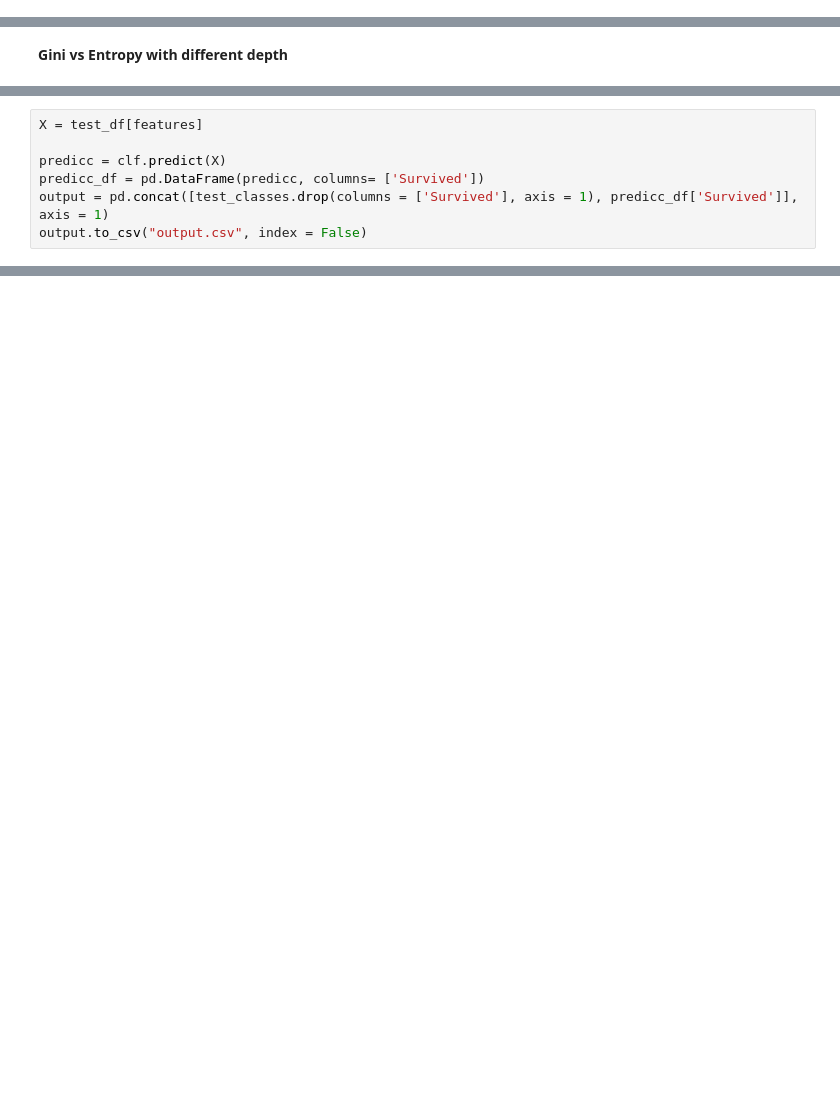
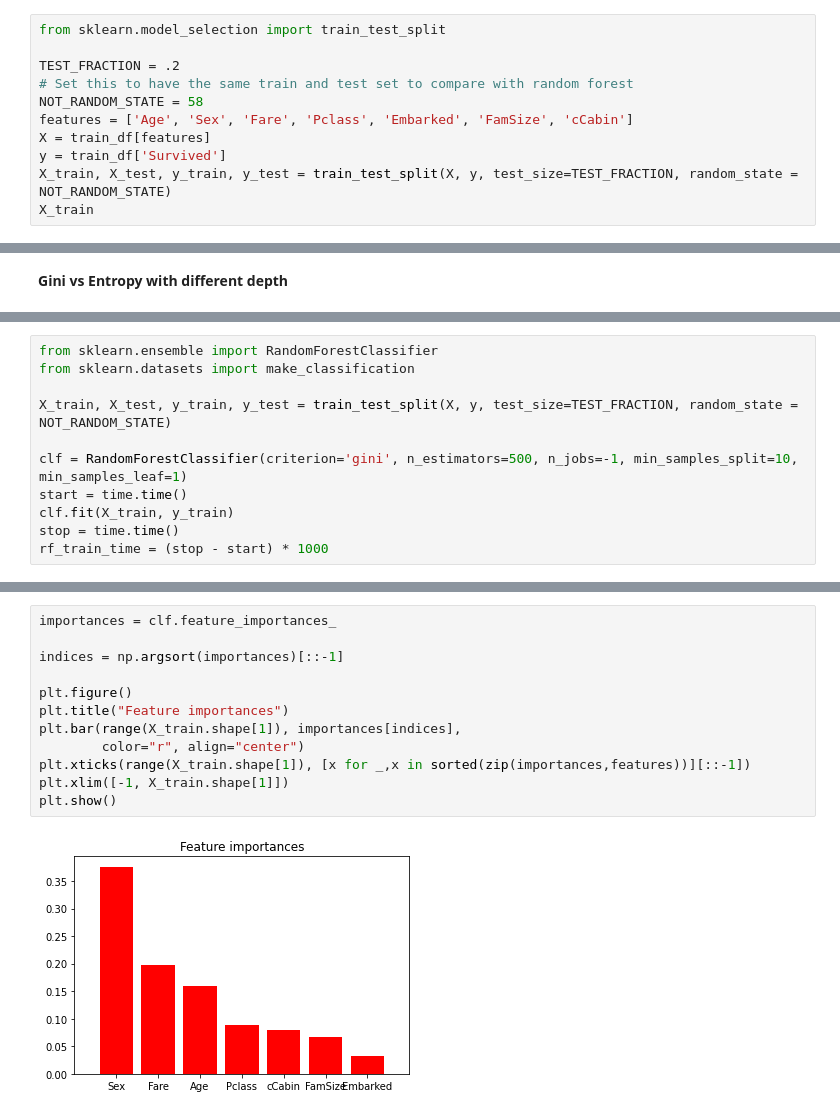
Before and after one commit to URAmiRBin/datamining-exercises, a Jupyter notebook: decision-tree/jupyter-titanic.ipynb, the cells around one changed output, grey strips where cells are left out. Cells and saved outputs as stored; diff of their text form; blank space fills up the shorter version.

```diff
--- a/decision-tree/jupyter-titanic.ipynb
+++ b/decision-tree/jupyter-titanic.ipynb
@@ -292,0 +240,11 @@ test_set = shuffled_df.tail(int(test_size))
+# %%
+from sklearn.model_selection import train_test_split
+
+TEST_FRACTION = .2
+# Set this to have the same train and test set to compare with random forest
+NOT_RANDOM_STATE = 58
+features = ['Age', 'Sex', 'Fare', 'Pclass', 'Embarked', 'FamSize', 'cCabin']
+X = train_df[features]
+y = train_df['Survived']
+X_train, X_test, y_train, y_test = train_test_split(X, y, test_size=TEST_FRACTION, random_state = NOT_RANDOM_STATE)
+X_train
@@ -395,7 +354,0 @@ plt.show()
-# %%
-X = test_df[features]
-
-predicc = clf.predict(X)
-predicc_df = pd.DataFrame(predicc, columns= ['Survived'])
-output = pd.concat([test_classes.drop(columns = ['Survived'], axis = 1), predicc_df['Survived']], axis = 1)
-output.to_csv("output.csv", index = False)
@@ -401,0 +361,11 @@ output.to_csv("output.csv", index = False)
+# %%
+from sklearn.ensemble import RandomForestClassifier
+from sklearn.datasets import make_classification
+
+X_train, X_test, y_train, y_test = train_test_split(X, y, test_size=TEST_FRACTION, random_state = NOT_RANDOM_STATE)
+
+clf = RandomForestClassifier(criterion='gini', n_estimators=500, n_jobs=-1, min_samples_split=10, min_samples_leaf=1)
+start = time.time()
+clf.fit(X_train, y_train)
+stop = time.time()
+rf_train_time = (stop - start) * 1000
@@ -401,0 +384,14 @@ output.to_csv("output.csv", index = False)
+# %%
+importances = clf.feature_importances_
+
+indices = np.argsort(importances)[::-1]
+
+plt.figure()
+plt.title("Feature importances")
+plt.bar(range(X_train.shape[1]), importances[indices],
+        color="r", align="center")
+plt.xticks(range(X_train.shape[1]), [x for _,x in sorted(zip(importances,features))][::-1])
+plt.xlim([-1, X_train.shape[1]])
+plt.show()
+# %% [output]
+[figure, added]
```
Also changed, not shown: parts of 30 cells of this notebook, 1 other file.
